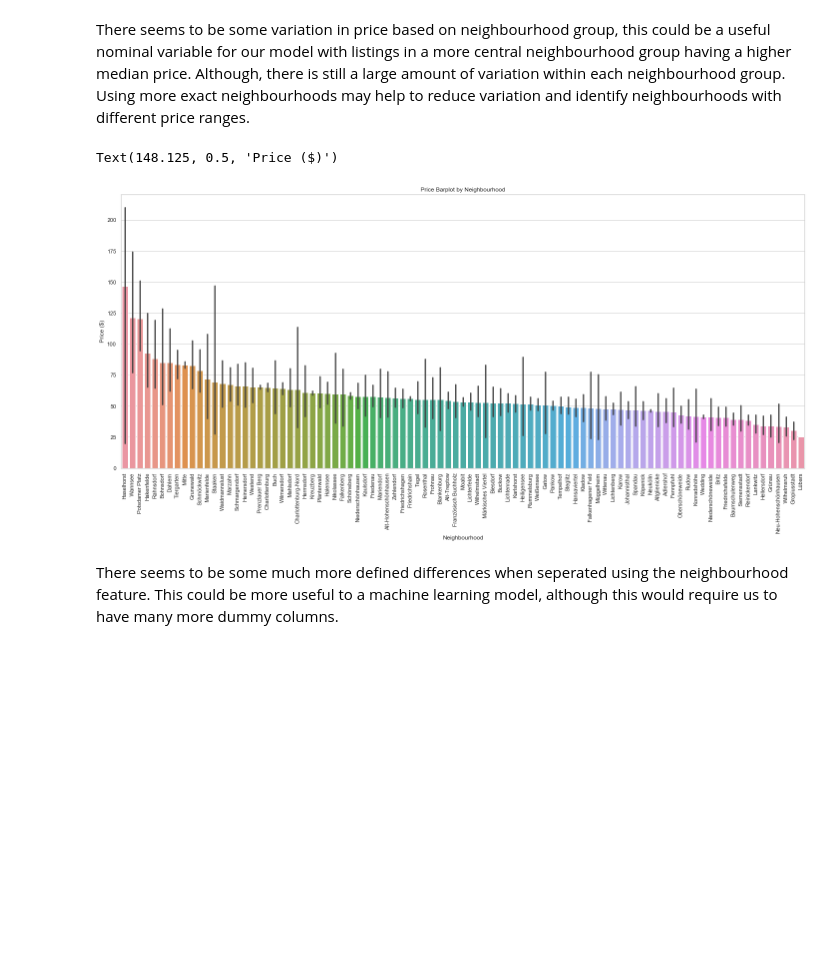
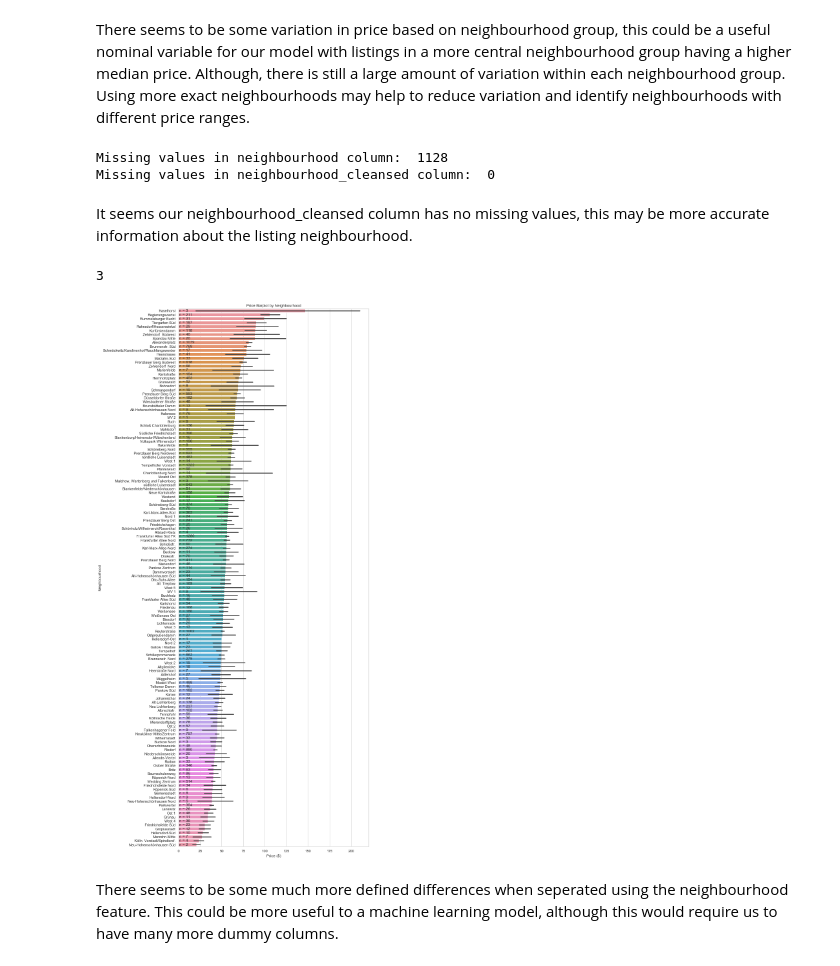
Before and after one commit to nickhill97/berlin_airbnb, a Jupyter notebook: notebooks/eda.ipynb, the cells around one changed output. Cells and saved outputs as stored; diff of their text form; code cells hidden in the pictures; blank space fills up the shorter version.

```diff
--- a/notebooks/eda.ipynb
+++ b/notebooks/eda.ipynb
@@ -592,22 +589,50 @@ Text(0, 0.5, 'Neighbourhood Group')
 [figure]
 # %% [markdown]
 There seems to be some variation in price based on neighbourhood group, this could be a useful nominal variable for our model with listings in a more central neighbourhood group having a higher median price. Although, there is still a large amount of variation within each neighbourhood group. Using more exact neighbourhoods may help to reduce variation and identify neighbourhoods with different price ranges.
-# %%
-result = listings_no_outliers.groupby('neighbourhood').mean()['price ($)'].sort_values(ascending=False).index
-plt.figure(figsize=(20,10))
-chart = sns.barplot(
-    x=listings_no_outliers['neighbourhood'],
-    y=listings_no_outliers['price ($)'],
-    order=result
-)
-chart.set_xticklabels(chart.get_xticklabels(), rotation=90)
-plt.tight_layout()
-plt.title('Price Barplot by Neighbourhood')
-plt.xlabel('Neighbourhood')
-plt.ylabel('Price ($)')
-# %% [output]
-Text(148.125, 0.5, 'Price ($)')
-[figure, removed]
+# %%
+print(
+    'Missing values in neighbourhood column: ',
+    listings_no_outliers['neighbourhood'].isnull().sum()
+)
+print(
+    'Missing values in neighbourhood_cleansed column: ',
+    listings_no_outliers['neighbourhood_cleansed'].isnull().sum()
+)
+# %% [output]
+Missing values in neighbourhood column:  1128
+Missing values in neighbourhood_cleansed column:  0
+# %% [markdown]
+It seems our neighbourhood_cleansed column has no missing values, this may be more accurate information about the listing neighbourhood.
+# %%
+price_means = listings_no_outliers.groupby('neighbourhood_cleansed').mean()['price ($)']
+counts = listings_no_outliers.groupby('neighbourhood_cleansed').count()['id']
+result = pd.merge(counts, price_means, left_index=True, right_index=True)
+result = result.rename(columns={'id':'count','price ($)':'mean'}).sort_values('mean', ascending=False)
+result['count'][0]
+# %% [output]
+3
+# %%
+price_means = listings_no_outliers.groupby('neighbourhood_cleansed').mean()['price ($)']
+counts = listings_no_outliers.groupby('neighbourhood_cleansed').count()['id']
+result = pd.merge(counts, price_means, left_index=True, right_index=True)
+result = result.rename(columns={'id':'count','price ($)':'mean'}).sort_values('mean', ascending=False)
+plt.figure(figsize=(12,24))
+chart = sns.barplot(
+    y=listings_no_outliers['neighbourhood_cleansed'],
+    x=listings_no_outliers['price ($)'],
+    order=result.index
+)
+plt.tight_layout()
+plt.title('Price Barplot by Neighbourhood')
+plt.ylabel('Neighbourhood')
+plt.xlabel('Price ($)')
+
+
+for i, p in enumerate(chart.patches):
+    y = p.get_bbox().get_points()[:,1]
+    chart.annotate(f"n = {result['count'][i]}", (1, y.mean()), ha='left', va='center')
+# %% [output]
+[figure, added]
 # %% [markdown]
 There seems to be some much more defined differences when seperated using the neighbourhood feature. This could be more useful to a machine learning model, although this would require us to have many more dummy columns.
 # %%
```
Also changed, not shown: parts of 21 cells of this notebook, 1 other file.
